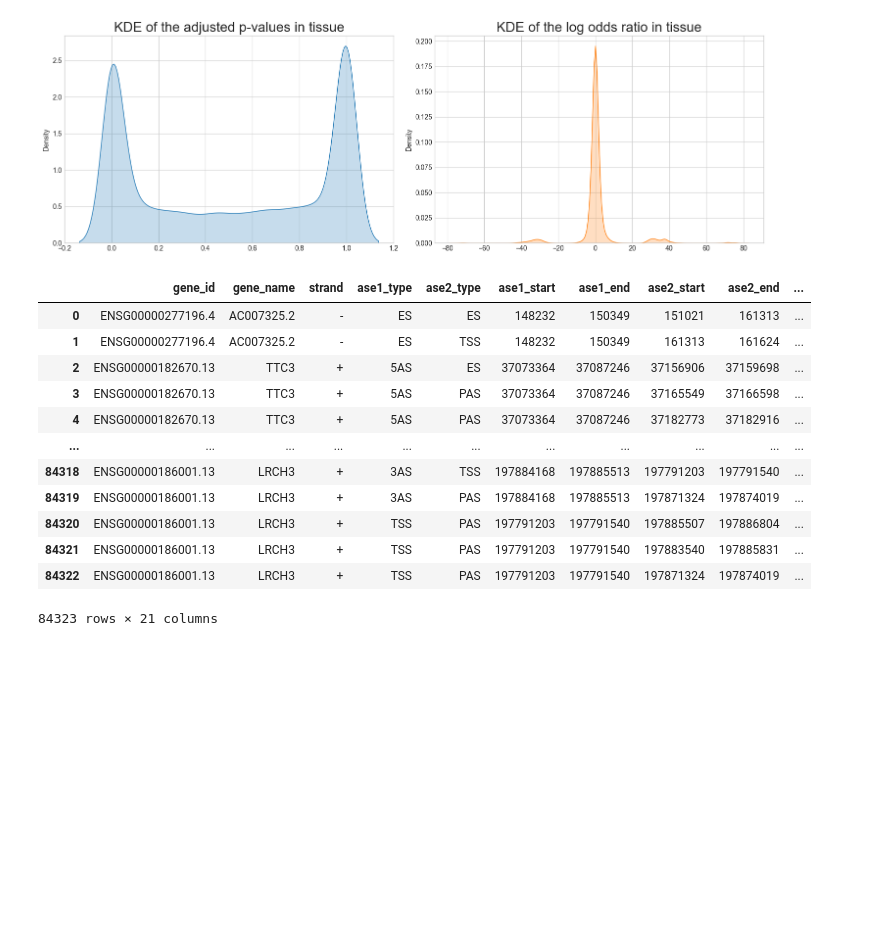
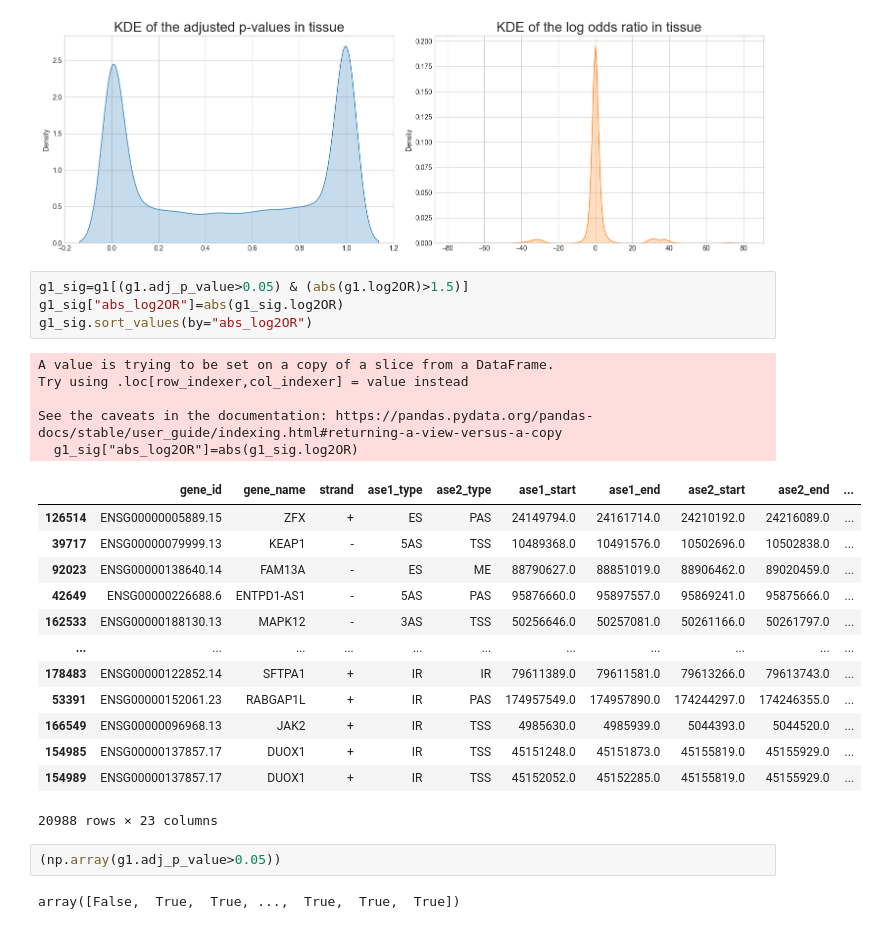
Before and after one commit to carmineceraolo/splicing-coordination, a Jupyter notebook: sheet05.ipynb, the cells around one changed output. Saved outputs shown, nothing was run; the diff lists cells and outputs as text; blank space fills up the shorter version.

```diff
--- a/sheet05.ipynb
+++ b/sheet05.ipynb
@@ -311,17 +330,29 @@ for k,tab in tabl_dict.items():
 [figure]
 [figure]
 # %%
+g1_sig=g1[(g1.adj_p_value>0.05) & (abs(g1.log2OR)>1.5)]
+g1_sig["abs_log2OR"]=abs(g1_sig.log2OR)
+g1_sig.sort_values(by="abs_log2OR")
 # %% [output]
+A value is trying to be set on a copy of a slice from a DataFrame.
+Try using .loc[row_indexer,col_indexer] = value instead
+
+See the caveats in the documentation: https://pandas.pydata.org/pandas-docs/stable/user_guide/indexing.html#returning-a-view-versus-a-copy
+  g1_sig["abs_log2OR"]=abs(g1_sig.log2OR)
 |  | gene_id | gene_name | strand | ase1_type | ase2_type | ase1_start | ase1_end | ase2_start | ase2_end | ... |
-| 0 | ENSG00000277196.4 | AC007325.2 | - | ES | ES | 148232 | 150349 | 151021 | 161313 | ... |
-| 1 | ENSG00000277196.4 | AC007325.2 | - | ES | TSS | 148232 | 150349 | 161313 | 161624 | ... |
-| 2 | ENSG00000182670.13 | TTC3 | + | 5AS | ES | 37073364 | 37087246 | 37156906 | 37159698 | ... |
-| 3 | ENSG00000182670.13 | TTC3 | + | 5AS | PAS | 37073364 | 37087246 | 37165549 | 37166598 | ... |
-| 4 | ENSG00000182670.13 | TTC3 | + | 5AS | PAS | 37073364 | 37087246 | 37182773 | 37182916 | ... |
+| 126514 | ENSG00000005889.15 | ZFX | + | ES | PAS | 24149794.0 | 24161714.0 | 24210192.0 | 24216089.0 | ... |
+| 39717 | ENSG00000079999.13 | KEAP1 | - | 5AS | TSS | 10489368.0 | 10491576.0 | 10502696.0 | 10502838.0 | ... |
+| 92023 | ENSG00000138640.14 | FAM13A | - | ES | ME | 88790627.0 | 88851019.0 | 88906462.0 | 89020459.0 | ... |
+| 42649 | ENSG00000226688.6 | ENTPD1-AS1 | - | 5AS | PAS | 95876660.0 | 95897557.0 | 95869241.0 | 95875666.0 | ... |
+| 162533 | ENSG00000188130.13 | MAPK12 | - | 3AS | TSS | 50256646.0 | 50257081.0 | 50261166.0 | 50261797.0 | ... |
 | ... | ... | ... | ... | ... | ... | ... | ... | ... | ... | ... |
-| 84318 | ENSG00000186001.13 | LRCH3 | + | 3AS | TSS | 197884168 | 197885513 | 197791203 | 197791540 | ... |
-| 84319 | ENSG00000186001.13 | LRCH3 | + | 3AS | PAS | 197884168 | 197885513 | 197871324 | 197874019 | ... |
-| 84320 | ENSG00000186001.13 | LRCH3 | + | TSS | PAS | 197791203 | 197791540 | 197885507 | 197886804 | ... |
-| 84321 | ENSG00000186001.13 | LRCH3 | + | TSS | PAS | 197791203 | 197791540 | 197883540 | 197885831 | ... |
-| 84322 | ENSG00000186001.13 | LRCH3 | + | TSS | PAS | 197791203 | 197791540 | 197871324 | 197874019 | ... |
+| 178483 | ENSG00000122852.14 | SFTPA1 | + | IR | IR | 79611389.0 | 79611581.0 | 79613266.0 | 79613743.0 | ... |
+| 53391 | ENSG00000152061.23 | RABGAP1L | + | IR | PAS | 174957549.0 | 174957890.0 | 174244297.0 | 174246355.0 | ... |
+| 166549 | ENSG00000096968.13 | JAK2 | + | IR | TSS | 4985630.0 | 4985939.0 | 5044393.0 | 5044520.0 | ... |
+| 154985 | ENSG00000137857.17 | DUOX1 | + | IR | TSS | 45151248.0 | 45151873.0 | 45155819.0 | 45155929.0 | ... |
+| 154989 | ENSG00000137857.17 | DUOX1 | + | IR | TSS | 45152052.0 | 45152285.0 | 45155819.0 | 45155929.0 | ... |
-84323 rows × 21 columns
+20988 rows × 23 columns
+# %%
+(np.array(g1.adj_p_value>0.05))
+# %% [output]
+array([False,  True,  True, ...,  True,  True,  True])
```
Also changed, not shown: parts of 10 cells of this notebook, 14 other files.
